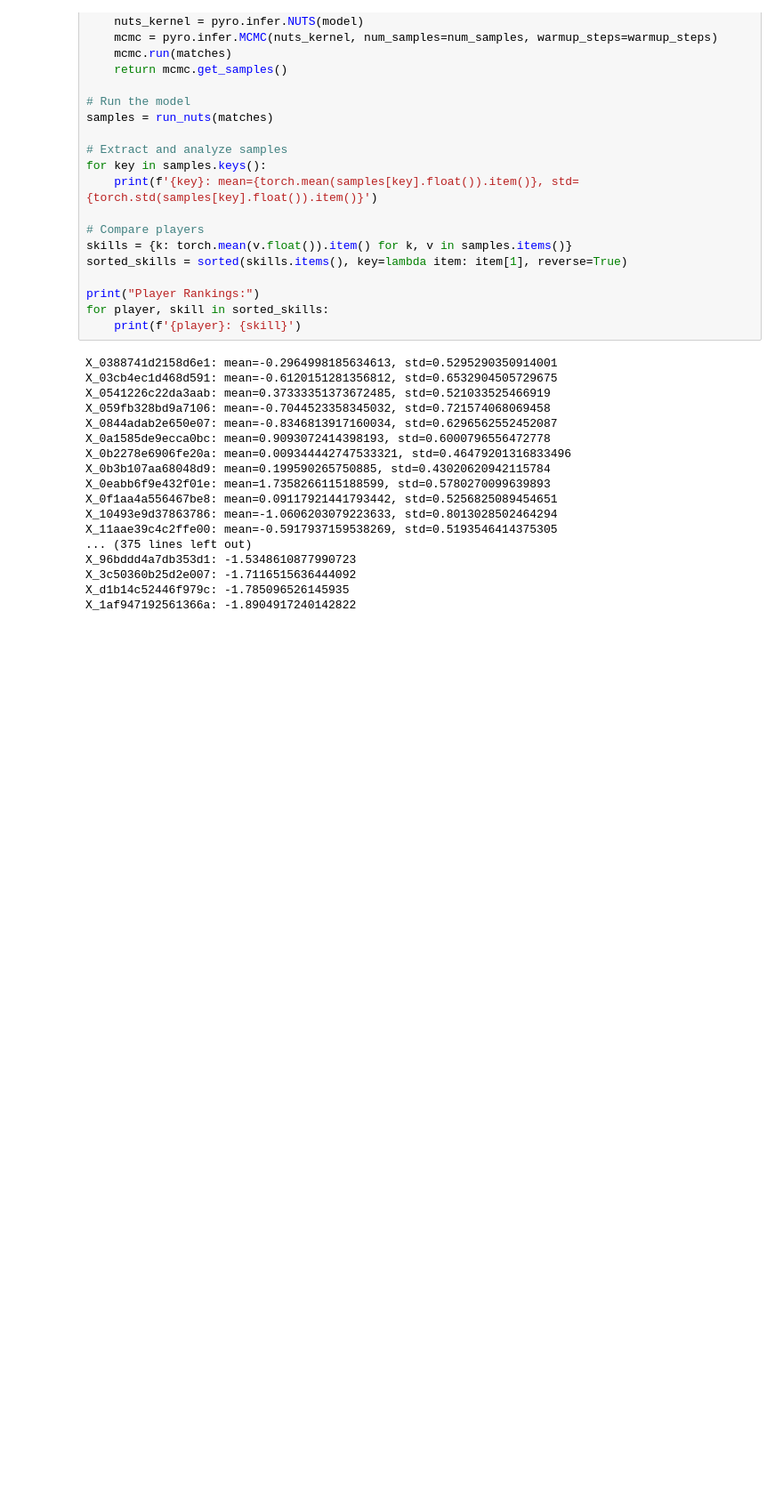
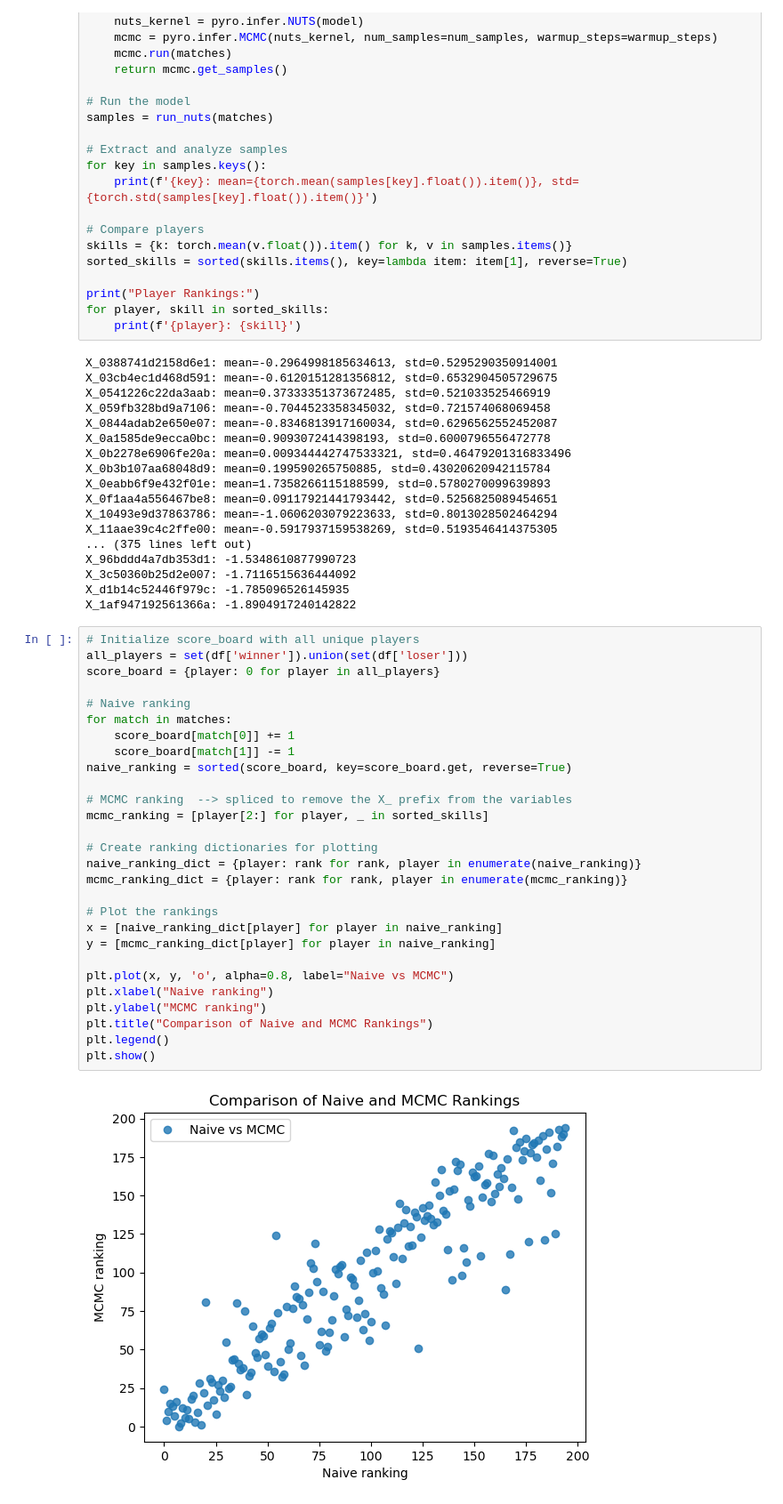
Before and after one commit to b0kch01/graphical-tournament, a Jupyter notebook: baseline.ipynb, the cells around one changed output. Shown at 89% size. Drawn from its saved outputs; the diff is of its cells as text; blank space fills up the shorter version.

Commit message:
plotting naiive vs mcmc

```diff
--- a/baseline.ipynb
+++ b/baseline.ipynb
@@ -133,3 +135,33 @@ X_96bddd4a7db353d1: -1.5348610877990723
 X_3c50360b25d2e007: -1.7116515636444092
 X_d1b14c52446f979c: -1.785096526145935
 X_1af947192561366a: -1.8904917240142822
+# %%
+# Initialize score_board with all unique players
+all_players = set(df['winner']).union(set(df['loser']))
+score_board = {player: 0 for player in all_players}
+
+# Naive ranking
+for match in matches:
+    score_board[match[0]] += 1
+    score_board[match[1]] -= 1
+naive_ranking = sorted(score_board, key=score_board.get, reverse=True)
+
+# MCMC ranking  --> spliced to remove the X_ prefix from the variables
+mcmc_ranking = [player[2:] for player, _ in sorted_skills]
+
+# Create ranking dictionaries for plotting
+naive_ranking_dict = {player: rank for rank, player in enumerate(naive_ranking)}
+mcmc_ranking_dict = {player: rank for rank, player in enumerate(mcmc_ranking)}
+
+# Plot the rankings
+x = [naive_ranking_dict[player] for player in naive_ranking]
+y = [mcmc_ranking_dict[player] for player in naive_ranking]
+
+plt.plot(x, y, 'o', alpha=0.8, label="Naive vs MCMC")
+plt.xlabel("Naive ranking")
+plt.ylabel("MCMC ranking")
+plt.title("Comparison of Naive and MCMC Rankings")
+plt.legend()
+plt.show()
+# %% [output]
+[figure, added]
```
Also changed, not shown: parts of 1 cell of this notebook.
